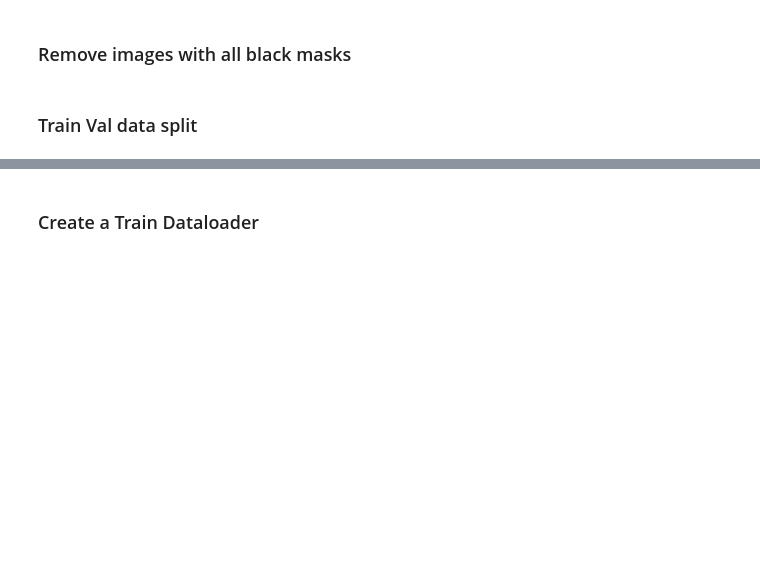
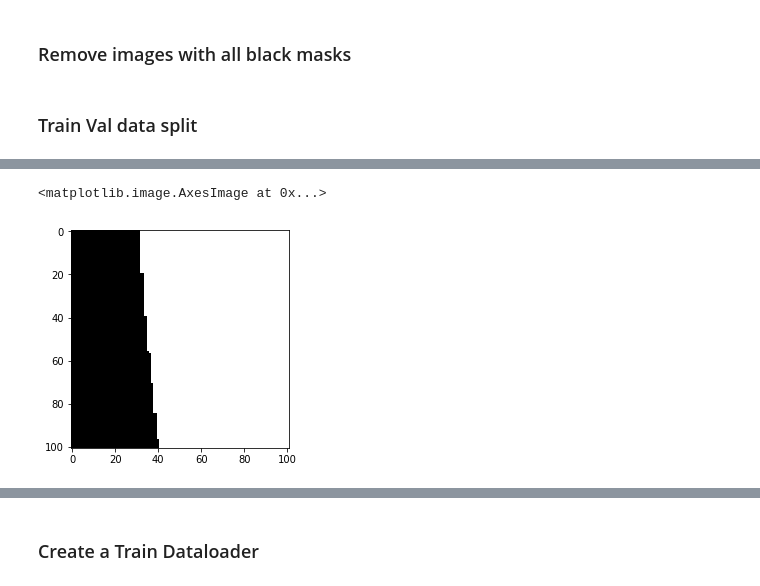
Before and after one commit to allen-q/salt_oil, a Jupyter notebook: salt_model_v28_resnet_new_design.ipynb, the cells around one changed output, grey strips where cells are left out. Cells and saved outputs as stored; diff of their text form; code cells hidden in the pictures; blank space fills up the shorter version.

```diff
--- a/salt_model_v28_resnet_new_design.ipynb
+++ b/salt_model_v28_resnet_new_design.ipynb
@@ -369,0 +327,2 @@ img_out = tsfm(img_in)'''
+# %%
+p = Pipeline_Salt(min_mask_ratio=0.1)
@@ -369,0 +341,5 @@ img_out = tsfm(img_in)'''
+# %%
+plt.imshow(np.array(img_out)[:,:,2]/255 >=0.5, cmap='gray')
+# %% [output]
+<matplotlib.image.AxesImage at 0x...>
+[figure, added]
```
Also changed, not shown: parts of 28 cells of this notebook, 1 other file.
